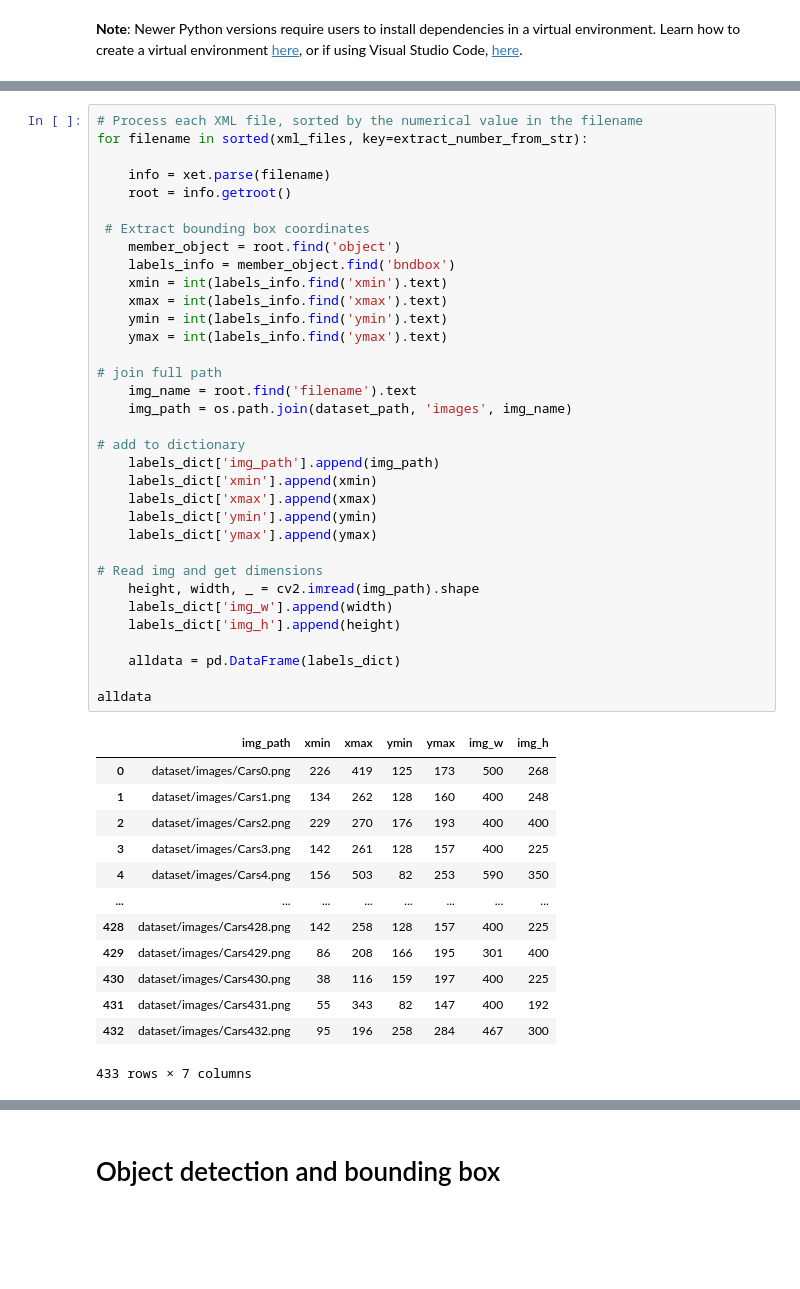
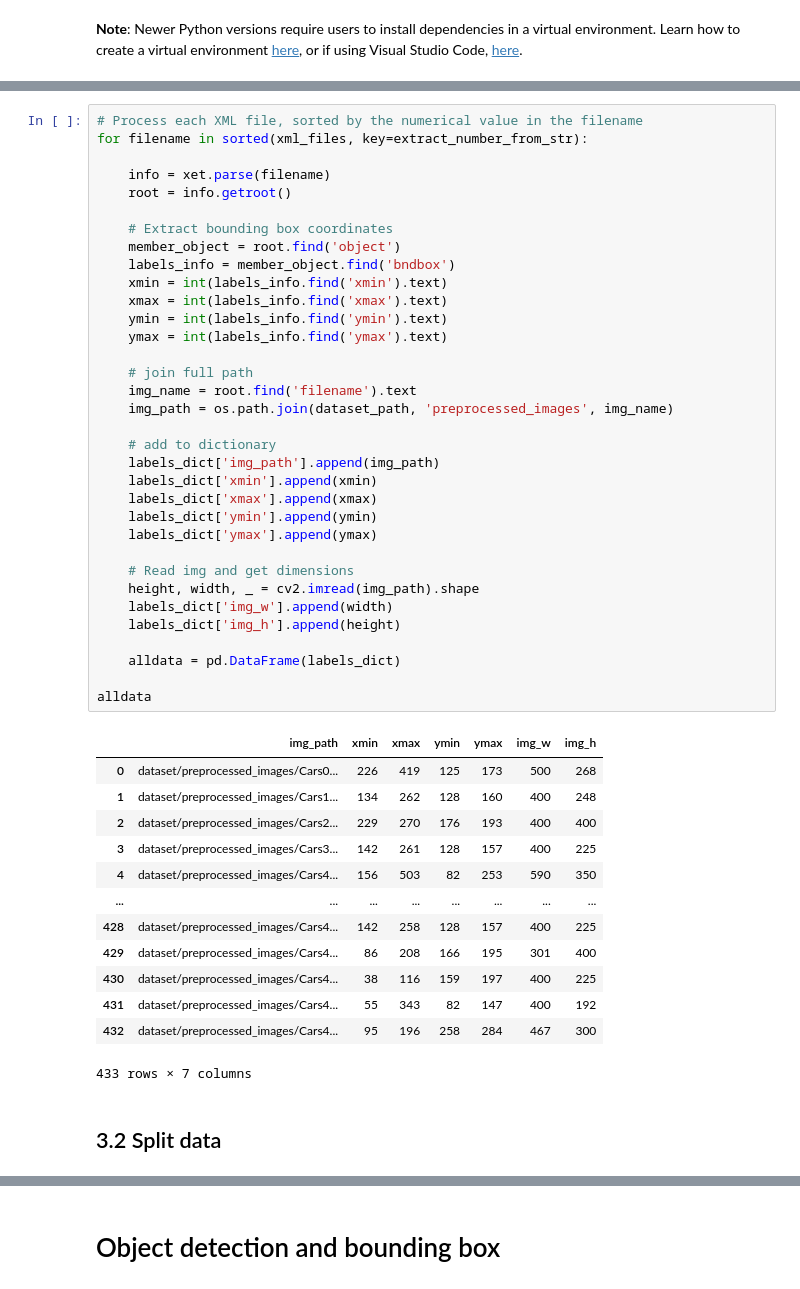
Before and after one commit to wushg1224/ImageRecog, a Jupyter notebook: ANPR.ipynb, the cells around one changed output, grey strips where cells are left out. Drawn from its saved outputs; the diff is of its cells as text; blank space fills up the shorter version.

```diff
--- a/ANPR.ipynb
+++ b/ANPR.ipynb
@@ -104,50 +129,52 @@ xml_files
 # Process each XML file, sorted by the numerical value in the filename
 for filename in sorted(xml_files, key=extract_number_from_str):
 
     info = xet.parse(filename)
     root = info.getroot()
 
- # Extract bounding box coordinates
+    # Extract bounding box coordinates
     member_object = root.find('object')
     labels_info = member_object.find('bndbox')
     xmin = int(labels_info.find('xmin').text)
     xmax = int(labels_info.find('xmax').text)
     ymin = int(labels_info.find('ymin').text)
     ymax = int(labels_info.find('ymax').text)
 
-# join full path
+    # join full path
     img_name = root.find('filename').text
-    img_path = os.path.join(dataset_path, 'images', img_name)
+    img_path = os.path.join(dataset_path, 'preprocessed_images', img_name)
 
-# add to dictionary
+    # add to dictionary
     labels_dict['img_path'].append(img_path)
     labels_dict['xmin'].append(xmin)
     labels_dict['xmax'].append(xmax)
     labels_dict['ymin'].append(ymin)
     labels_dict['ymax'].append(ymax)
 
-# Read img and get dimensions
+    # Read img and get dimensions
     height, width, _ = cv2.imread(img_path).shape
     labels_dict['img_w'].append(width)
     labels_dict['img_h'].append(height)
 
     alldata = pd.DataFrame(labels_dict)
 
 alldata
 # %% [output]
 |  | img_path | xmin | xmax | ymin | ymax | img_w | img_h |
-| 0 | dataset/images/Cars0.png | 226 | 419 | 125 | 173 | 500 | 268 |
-| 1 | dataset/images/Cars1.png | 134 | 262 | 128 | 160 | 400 | 248 |
-| 2 | dataset/images/Cars2.png | 229 | 270 | 176 | 193 | 400 | 400 |
-| 3 | dataset/images/Cars3.png | 142 | 261 | 128 | 157 | 400 | 225 |
-| 4 | dataset/images/Cars4.png | 156 | 503 | 82 | 253 | 590 | 350 |
+| 0 | dataset/preprocessed_images/Cars0... | 226 | 419 | 125 | 173 | 500 | 268 |
+| 1 | dataset/preprocessed_images/Cars1... | 134 | 262 | 128 | 160 | 400 | 248 |
+| 2 | dataset/preprocessed_images/Cars2... | 229 | 270 | 176 | 193 | 400 | 400 |
+| 3 | dataset/preprocessed_images/Cars3... | 142 | 261 | 128 | 157 | 400 | 225 |
+| 4 | dataset/preprocessed_images/Cars4... | 156 | 503 | 82 | 253 | 590 | 350 |
 | ... | ... | ... | ... | ... | ... | ... | ... |
-| 428 | dataset/images/Cars428.png | 142 | 258 | 128 | 157 | 400 | 225 |
-| 429 | dataset/images/Cars429.png | 86 | 208 | 166 | 195 | 301 | 400 |
-| 430 | dataset/images/Cars430.png | 38 | 116 | 159 | 197 | 400 | 225 |
-| 431 | dataset/images/Cars431.png | 55 | 343 | 82 | 147 | 400 | 192 |
-| 432 | dataset/images/Cars432.png | 95 | 196 | 258 | 284 | 467 | 300 |
+| 428 | dataset/preprocessed_images/Cars4... | 142 | 258 | 128 | 157 | 400 | 225 |
+| 429 | dataset/preprocessed_images/Cars4... | 86 | 208 | 166 | 195 | 301 | 400 |
+| 430 | dataset/preprocessed_images/Cars4... | 38 | 116 | 159 | 197 | 400 | 225 |
+| 431 | dataset/preprocessed_images/Cars4... | 55 | 343 | 82 | 147 | 400 | 192 |
+| 432 | dataset/preprocessed_images/Cars4... | 95 | 196 | 258 | 284 | 467 | 300 |
 433 rows × 7 columns
+# %% [markdown]
+## 3.2 Split data
 # %%
 # Split dataset for training, testing and validation
 train, test = train_test_split(alldata, test_size=1/10, random_state=42)
```
Also changed, not shown: parts of 41 cells of this notebook.
